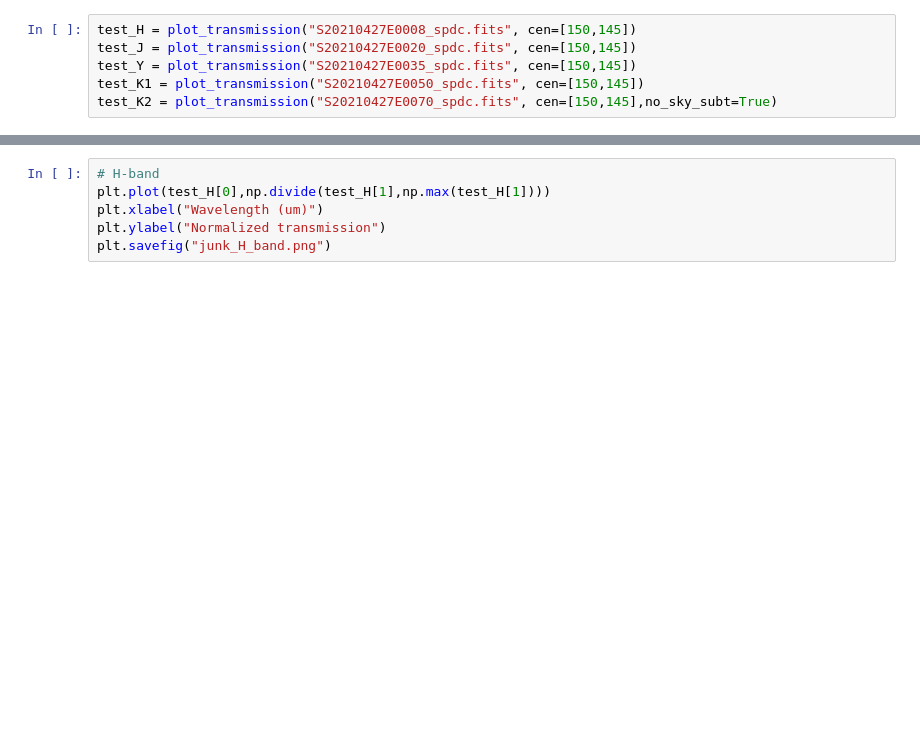
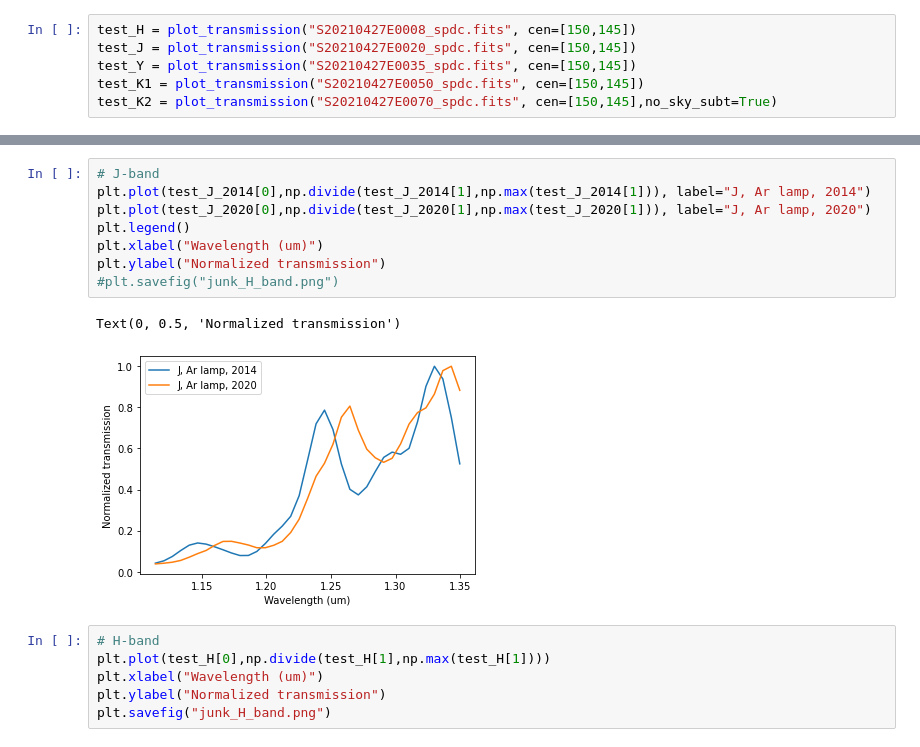
Before and after one commit to mwanakijiji/gpi2_misc, a Jupyter notebook: notebooks_for_development/fpr_0175_analysis.ipynb, the cells around one changed output, grey strips where cells are left out. Saved outputs shown, nothing was run; the diff lists cells and outputs as text; blank space fills up the shorter version.

```diff
--- a/notebooks_for_development/fpr_0175_analysis.ipynb
+++ b/notebooks_for_development/fpr_0175_analysis.ipynb
@@ -78,3 +106,14 @@ test_K2 = plot_transmission("S20210427E0070_spdc.fits", cen=[150,145],no_sky_sub
+# %%
+# J-band
+plt.plot(test_J_2014[0],np.divide(test_J_2014[1],np.max(test_J_2014[1])), label="J, Ar lamp, 2014")
+plt.plot(test_J_2020[0],np.divide(test_J_2020[1],np.max(test_J_2020[1])), label="J, Ar lamp, 2020")
+plt.legend()
+plt.xlabel("Wavelength (um)")
+plt.ylabel("Normalized transmission")
+#plt.savefig("junk_H_band.png")
+# %% [output]
+Text(0, 0.5, 'Normalized transmission')
+[figure, added]
 # %%
 # H-band
 plt.plot(test_H[0],np.divide(test_H[1],np.max(test_H[1])))
```
Also changed, not shown: parts of 3 cells of this notebook, 3 other files.
